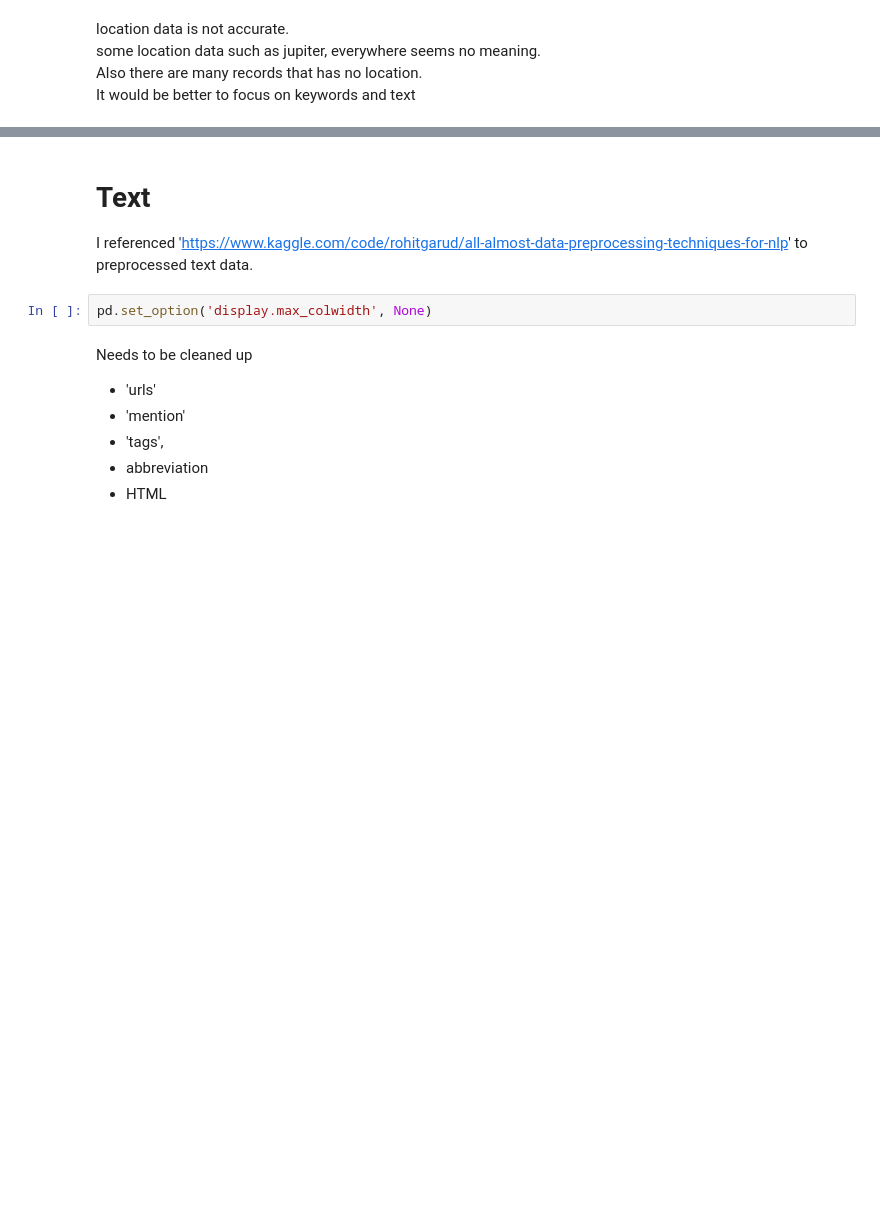
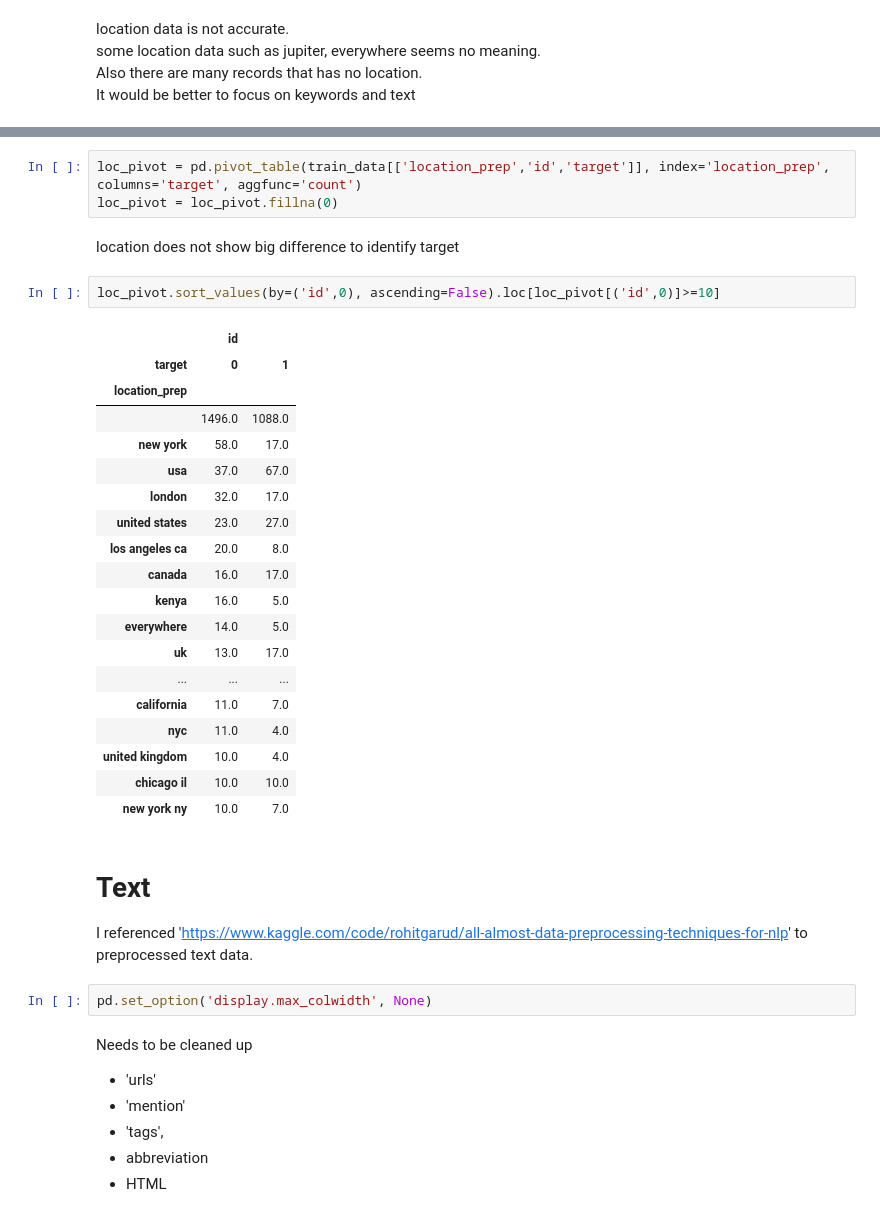
Before and after one commit to respwill/disaster_tweet, a Jupyter notebook: EDA.ipynb, the cells around one changed output, grey strips where cells are left out. Cells and saved outputs as stored; diff of their text form; blank space fills up the shorter version.

```diff
--- a/EDA.ipynb
+++ b/EDA.ipynb
@@ -222,3 +195,30 @@ train_data[['location_prep']].sample(10)
+# %%
+loc_pivot = pd.pivot_table(train_data[['location_prep','id','target']], index='location_prep', columns='target', aggfunc='count')
+loc_pivot = loc_pivot.fillna(0)
+# %% [markdown]
+location does not show big difference to identify target
+# %%
+loc_pivot.sort_values(by=('id',0), ascending=False).loc[loc_pivot[('id',0)]>=10]
+# %% [output]
+|  | id |  |
+| target | 0 | 1 |
+| location_prep |  |  |
+|  | 1496.0 | 1088.0 |
+| new york | 58.0 | 17.0 |
+| usa | 37.0 | 67.0 |
+| london | 32.0 | 17.0 |
+| united states | 23.0 | 27.0 |
+| los angeles ca | 20.0 | 8.0 |
+| canada | 16.0 | 17.0 |
+| kenya | 16.0 | 5.0 |
+| everywhere | 14.0 | 5.0 |
+| uk | 13.0 | 17.0 |
+| ... | ... | ... |
+| california | 11.0 | 7.0 |
+| nyc | 11.0 | 4.0 |
+| united kingdom | 10.0 | 4.0 |
+| chicago il | 10.0 | 10.0 |
+| new york ny | 10.0 | 7.0 |
 # %% [markdown]
 # Text
 I referenced 'https://www.kaggle.com/code/rohitgarud/all-almost-data-preprocessing-techniques-for-nlp' to preprocessed text data.
```
Also changed, not shown: parts of 83 cells of this notebook.
